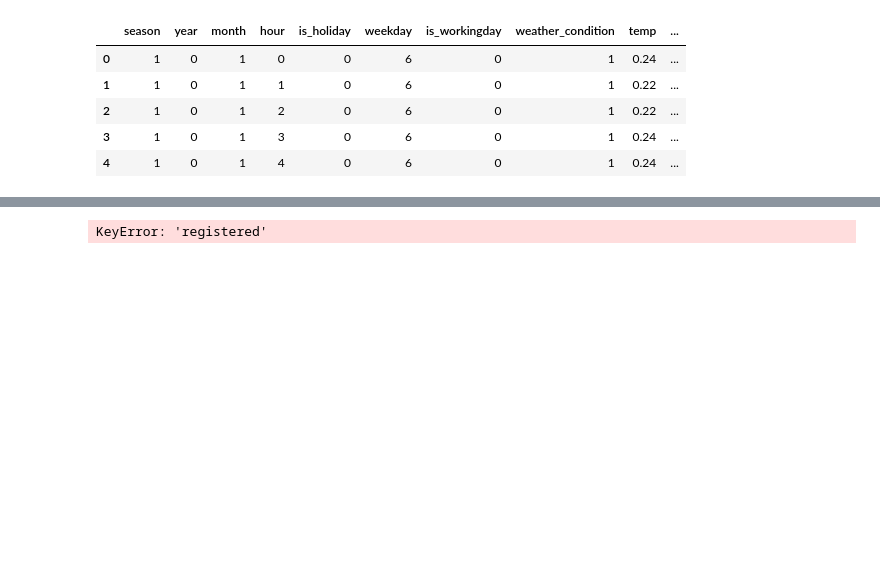
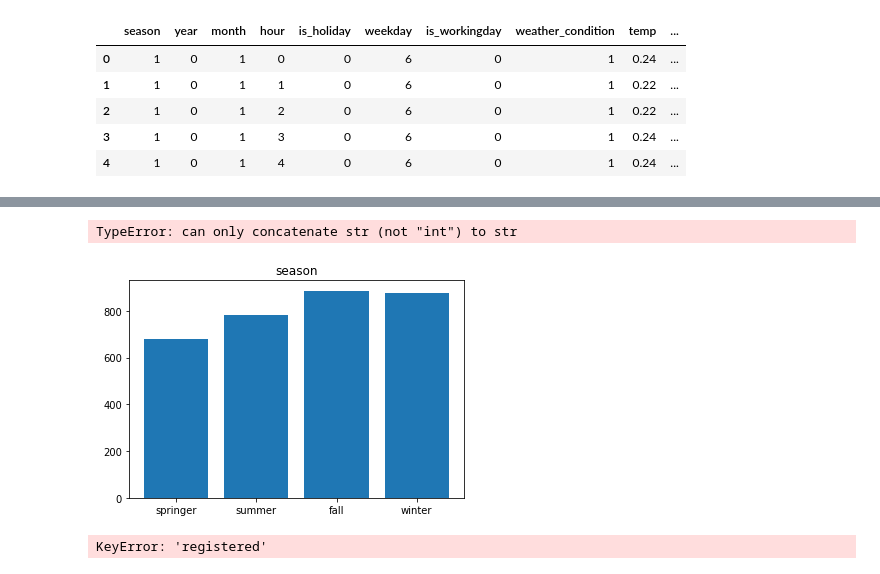
Before and after one commit to brook0922/python-learn, a Jupyter notebook: HW2_Brook.ipynb, the cells around one changed output, grey strips where cells are left out. Saved outputs shown, nothing was run; the diff lists cells and outputs as text; code cells hidden in the pictures; blank space fills up the shorter version.

```diff
--- a/HW2_Brook.ipynb
+++ b/HW2_Brook.ipynb
@@ -4,6 +4,6 @@ import pandas as pd
 import matplotlib.pyplot as plt
 import seaborn as sns
 
-Bike = pd.read_csv('./Bike-Sharing-Dataset 2/hour.csv')
-Bike.head()
+df = pd.read_csv('D:\python\Bike Sharing Dataset\hour.csv')
+df.head()
 # %% [output]
@@ -58,20 +63,20 @@ memory usage: 2.3+ MB
 # %% [markdown]
 ## <font color='blue'>重新命名與刪除資料
 # %%
-del Bike['instant']
-del Bike['dteday']
-del Bike['casual']
-del Bike['cnt']
+del df['instant']
+del df['dteday']
+del df['casual']
+del df['cnt']
 
-Bike.rename(columns={'holiday':'is_holiday',
-                     'workingday':'is_workingday',
-                     'weathersit':'weather_condition',
-                     'hum':'humidity',
-                     'mnth':'month',
-                     'hr':'hour',
-                     'yr':'year'},inplace=True)
+df.rename(columns={'holiday':'is_holiday',
+                   'workingday':'is_workingday',
+                   'weathersit':'weather_condition',
+                   'hum':'humidity',
+                   'mnth':'month',
+                   'hr':'hour',
+                   'yr':'year'},inplace=True)
 
-Bike.head()
+df.head()
 # %% [output]
 |  | season | year | month | hour | is_holiday | weekday | is_workingday | weather_condition | temp | ... |
 | 0 | 1 | 0 | 1 | 0 | 0 | 6 | 0 | 1 | 0.24 | ... |
@@ -81,0 +97,10 @@ Bike.head()
+# %%
+plt.bar(x=df['season'], height=df['registered'], width=0.8)
+plt.title('season')
+plt.xticks(range(4), ('springer', 'summer', 'fall', 'winter'))
+for i, v in enumerate(df['season']):
+    plt.text(v + 3, i + .25, s =['4496', '4409', '4242', '4232'] , color='blue', fontweight='bold')
+plt.show()
+# %% [output]
+TypeError: can only concatenate str (not "int") to str
+[figure, added]
```
Also changed, not shown: parts of 5 cells of this notebook.
